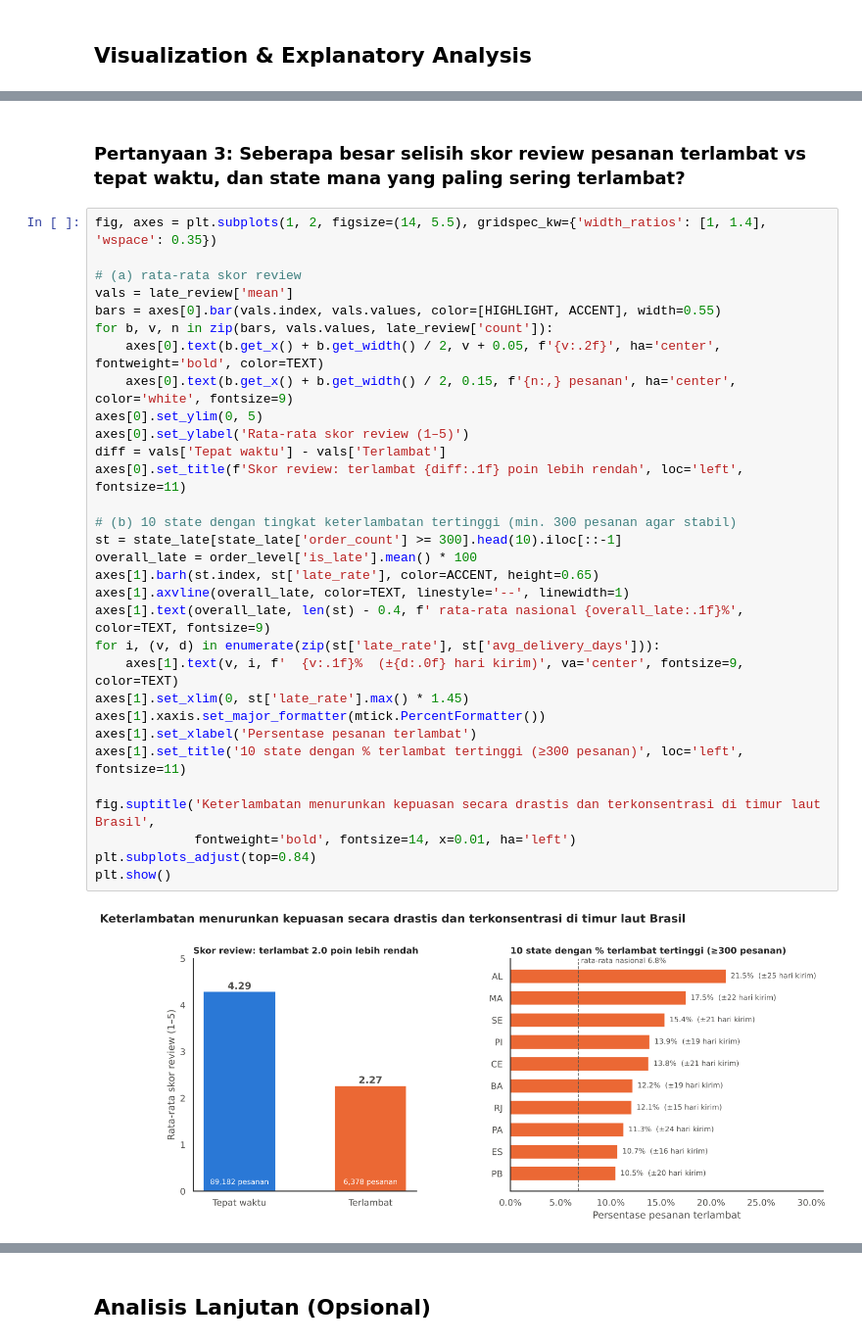
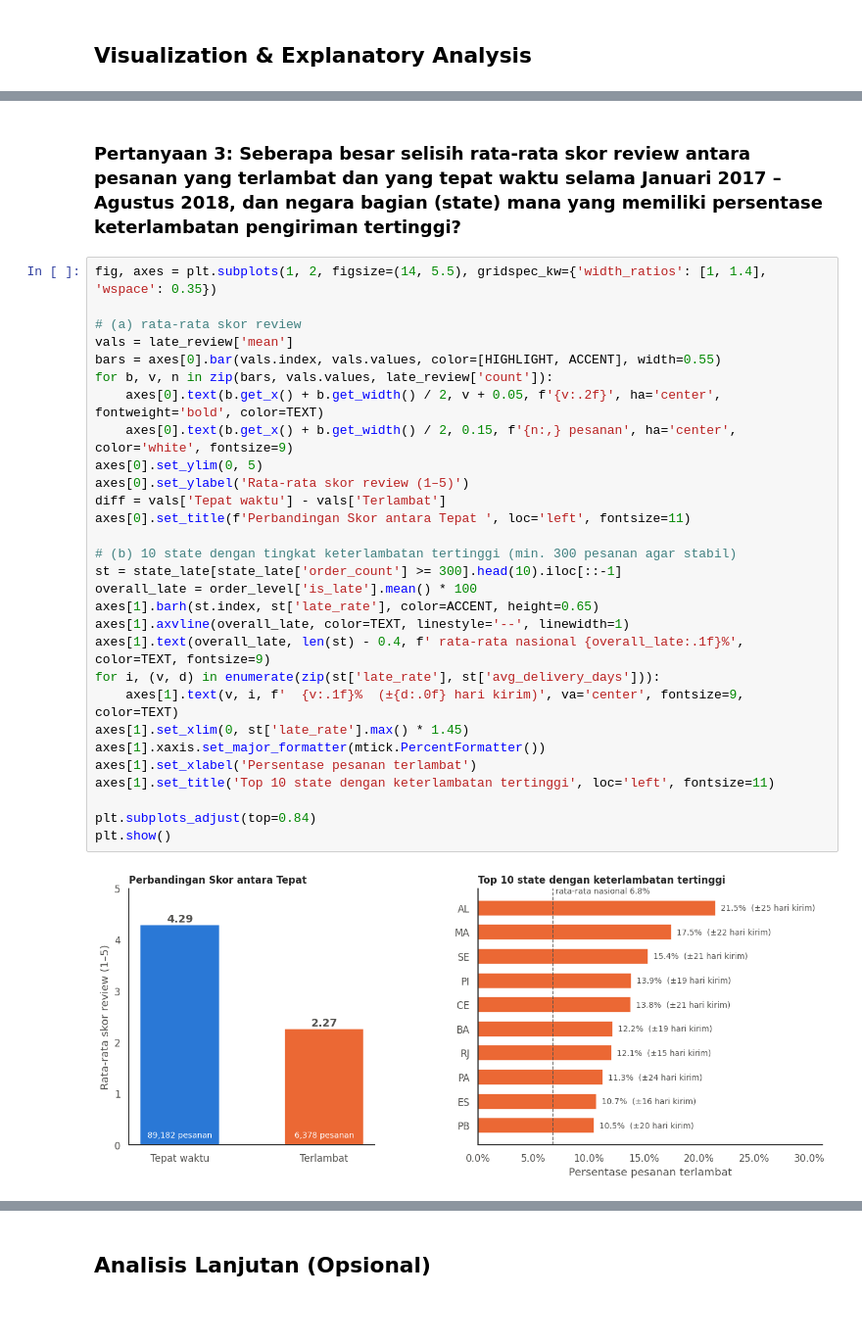
Before and after one commit to catherineasalim/AnalisisE-Commerce, a Jupyter notebook: notebook.ipynb, the cells around one changed output, grey strips where cells are left out. Shown at 98% size. Drawn from its saved outputs; the diff is of its cells as text; blank space fills up the shorter version.

```diff
--- a/notebook.ipynb
+++ b/notebook.ipynb
@@ -820,38 +853,36 @@ plt.show()
 # %% [markdown]
-### Pertanyaan 3: Seberapa besar selisih skor review pesanan terlambat vs tepat waktu, dan state mana yang paling sering terlambat?
+### Pertanyaan 3: Seberapa besar selisih rata-rata skor review antara pesanan yang terlambat dan yang tepat waktu selama Januari 2017 – Agustus 2018, dan negara bagian (state) mana yang memiliki persentase keterlambatan pengiriman tertinggi?
 # %%
 fig, axes = plt.subplots(1, 2, figsize=(14, 5.5), gridspec_kw={'width_ratios': [1, 1.4], 'wspace': 0.35})
 
 # (a) rata-rata skor review
 vals = late_review['mean']
 bars = axes[0].bar(vals.index, vals.values, color=[HIGHLIGHT, ACCENT], width=0.55)
 for b, v, n in zip(bars, vals.values, late_review['count']):
     axes[0].text(b.get_x() + b.get_width() / 2, v + 0.05, f'{v:.2f}', ha='center', fontweight='bold', color=TEXT)
     axes[0].text(b.get_x() + b.get_width() / 2, 0.15, f'{n:,} pesanan', ha='center', color='white', fontsize=9)
 axes[0].set_ylim(0, 5)
 axes[0].set_ylabel('Rata-rata skor review (1–5)')
 diff = vals['Tepat waktu'] - vals['Terlambat']
-axes[0].set_title(f'Skor review: terlambat {diff:.1f} poin lebih rendah', loc='left', fontsize=11)
+axes[0].set_title(f'Perbandingan Skor antara Tepat ', loc='left', fontsize=11)
 
 # (b) 10 state dengan tingkat keterlambatan tertinggi (min. 300 pesanan agar stabil)
 st = state_late[state_late['order_count'] >= 300].head(10).iloc[::-1]
 overall_late = order_level['is_late'].mean() * 100
 axes[1].barh(st.index, st['late_rate'], color=ACCENT, height=0.65)
 axes[1].axvline(overall_late, color=TEXT, linestyle='--', linewidth=1)
 axes[1].text(overall_late, len(st) - 0.4, f' rata-rata nasional {overall_late:.1f}%', color=TEXT, fontsize=9)
 for i, (v, d) in enumerate(zip(st['late_rate'], st['avg_delivery_days'])):
     axes[1].text(v, i, f'  {v:.1f}%  (±{d:.0f} hari kirim)', va='center', fontsize=9, color=TEXT)
 axes[1].set_xlim(0, st['late_rate'].max() * 1.45)
 axes[1].xaxis.set_major_formatter(mtick.PercentFormatter())
 axes[1].set_xlabel('Persentase pesanan terlambat')
-axes[1].set_title('10 state dengan % terlambat tertinggi (≥300 pesanan)', loc='left', fontsize=11)
+axes[1].set_title('Top 10 state dengan keterlambatan tertinggi', loc='left', fontsize=11)
 
-fig.suptitle('Keterlambatan menurunkan kepuasan secara drastis dan terkonsentrasi di timur laut Brasil',
-             fontweight='bold', fontsize=14, x=0.01, ha='left')
 plt.subplots_adjust(top=0.84)
 plt.show()
 # %% [output]
-[figure, old version]
+[figure, new version]
 # %%
 dist = pd.crosstab(order_level['is_late'], order_level['review_score'], normalize='index').mul(100)
 dist.index = ['Tepat waktu', 'Terlambat']
```
Also changed, not shown: parts of 59 cells of this notebook, 2 other files.
